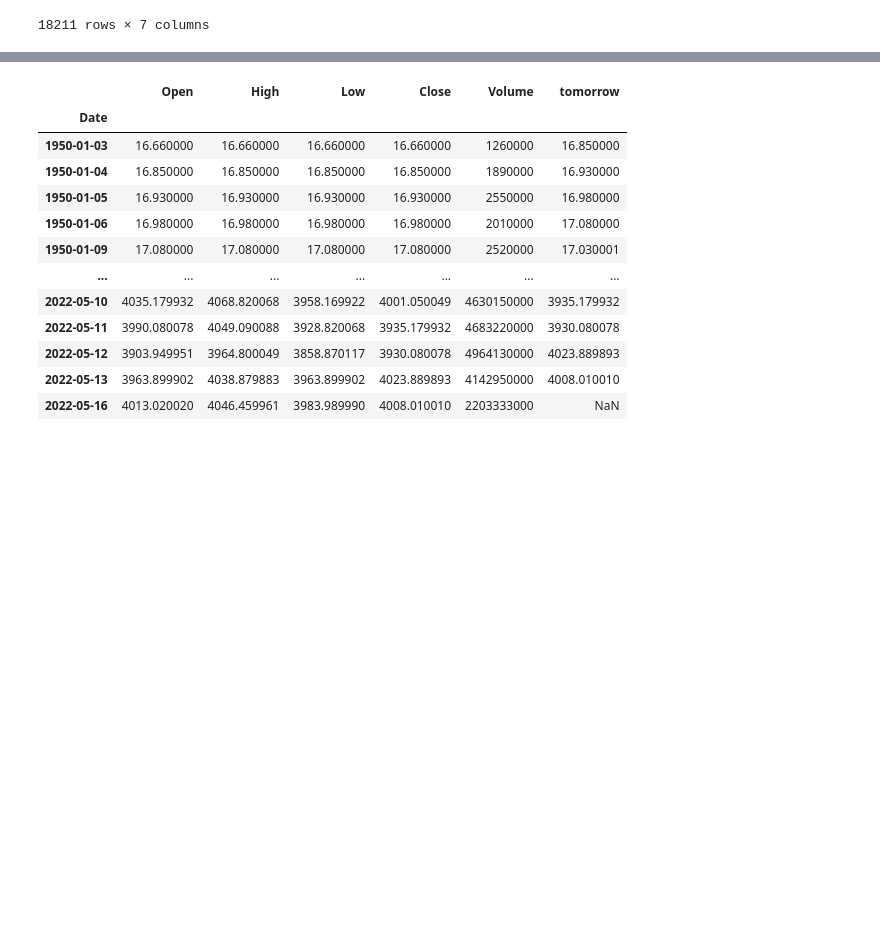
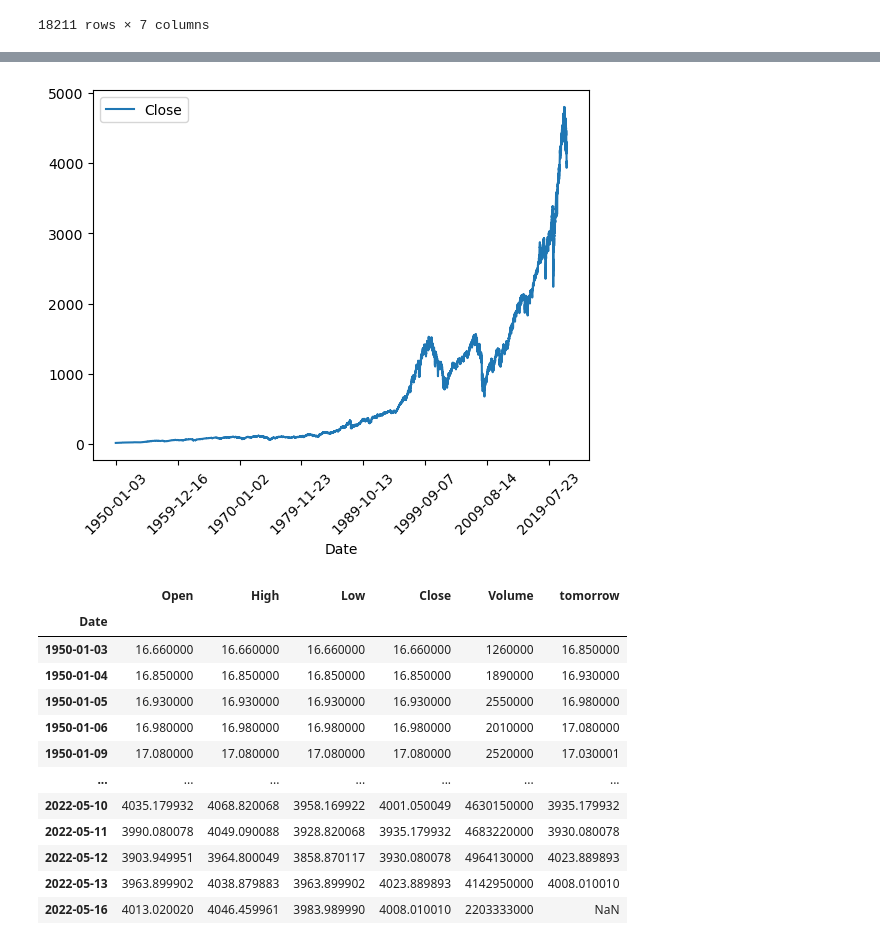
Before and after one commit to Krittapad12348/Predict_Stock_Market, a Jupyter notebook: Basics.ipynb, the cells around one changed output, grey strips where cells are left out. Saved outputs shown, nothing was run; the diff lists cells and outputs as text; code cells hidden in the pictures; blank space fills up the shorter version.

```diff
--- a/Basics.ipynb
+++ b/Basics.ipynb
@@ -68 +101,9 @@ sp500
+# %%
+# Explore data
+%matplotlib inline
+sp500.plot.line(y='Close', use_index = True)
+plt.xticks(rotation = 45)
+plt.show()
+# %% [output]
+[figure, added]
 # %%
```
Also changed, not shown: parts of 45 cells of this notebook.
